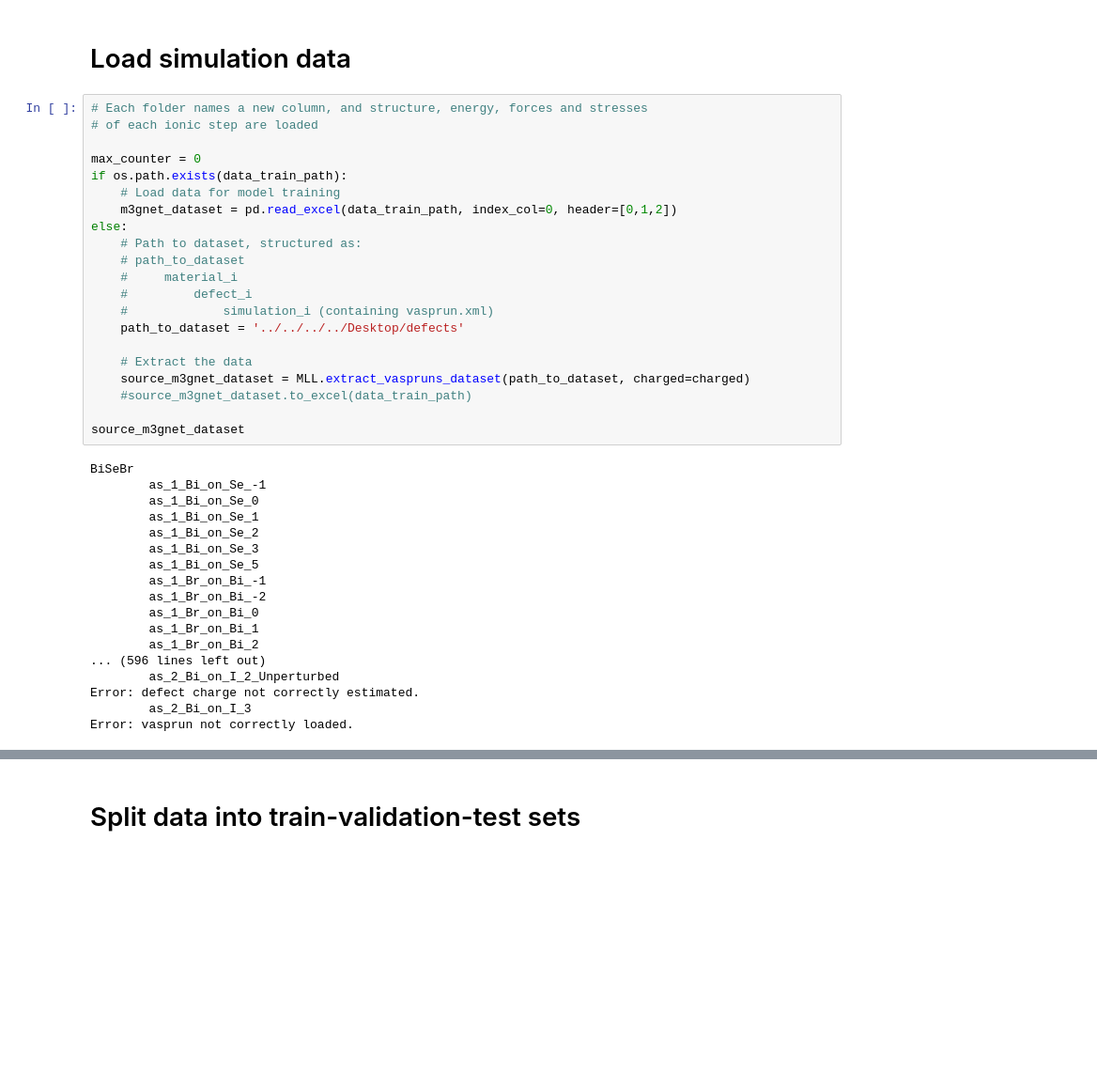
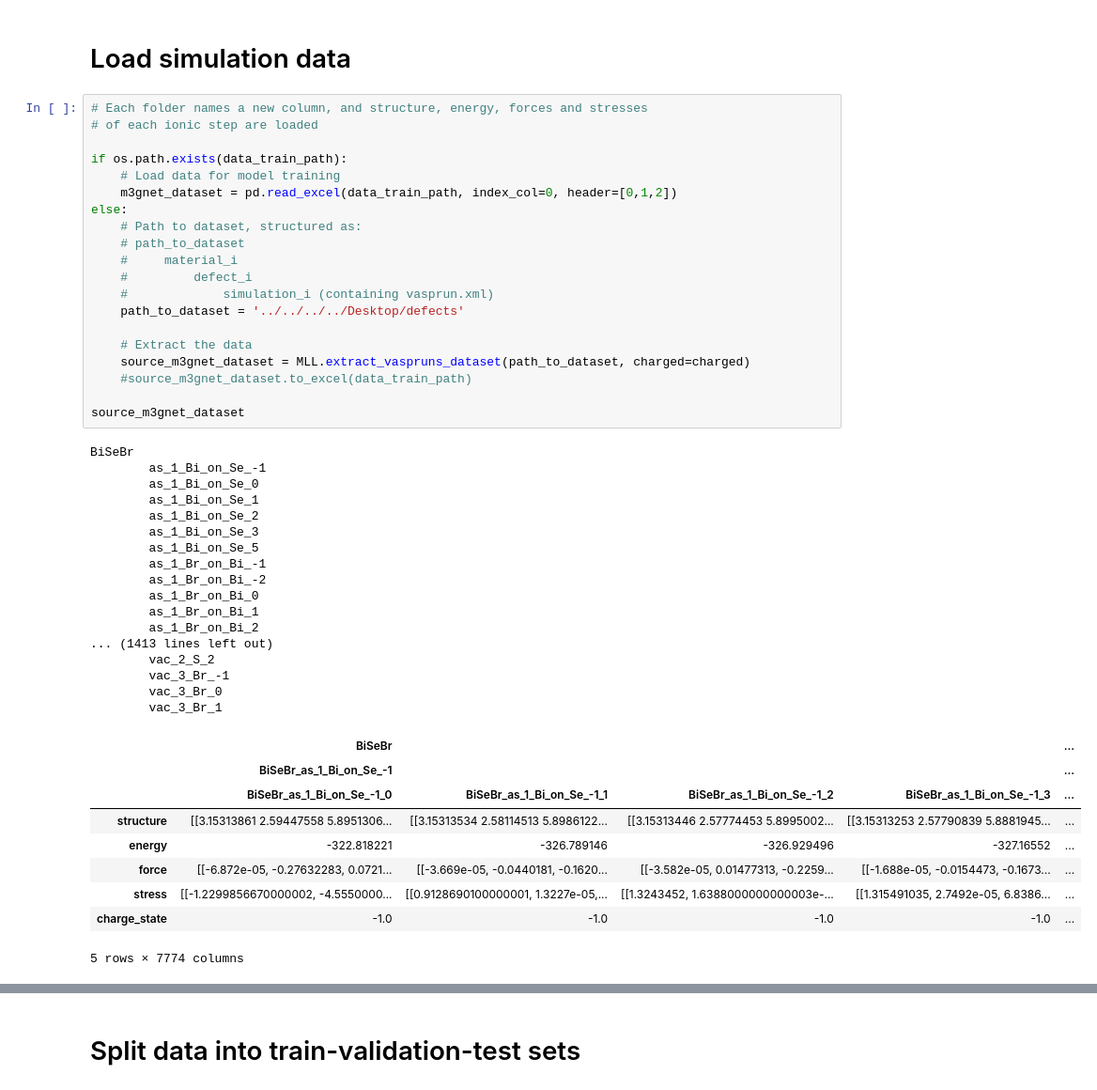
Before and after one commit to CibranLopez/m3gnet, a Jupyter notebook: train_IAP_fine-tuning.ipynb, the cells around one changed output, grey strips where cells are left out. Shown: that part at 94% size. Cells and saved outputs as stored; diff of their text form; blank space fills up the shorter version.

```diff
--- a/train_IAP_fine-tuning.ipynb
+++ b/train_IAP_fine-tuning.ipynb
@@ -51,40 +51,48 @@ current_version = 1
 # Each folder names a new column, and structure, energy, forces and stresses
 # of each ionic step are loaded
 
-max_counter = 0
 if os.path.exists(data_train_path):
     # Load data for model training
     m3gnet_dataset = pd.read_excel(data_train_path, index_col=0, header=[0,1,2])
 else:
     # Path to dataset, structured as:
     # path_to_dataset
     #     material_i
     #         defect_i
     #             simulation_i (containing vasprun.xml)
     path_to_dataset = '../../../../Desktop/defects'
 
     # Extract the data
     source_m3gnet_dataset = MLL.extract_vaspruns_dataset(path_to_dataset, charged=charged)
     #source_m3gnet_dataset.to_excel(data_train_path)
 
 source_m3gnet_dataset
 # %% [output]
 BiSeBr
         as_1_Bi_on_Se_-1
         as_1_Bi_on_Se_0
         as_1_Bi_on_Se_1
         as_1_Bi_on_Se_2
         as_1_Bi_on_Se_3
         as_1_Bi_on_Se_5
         as_1_Br_on_Bi_-1
         as_1_Br_on_Bi_-2
         as_1_Br_on_Bi_0
         as_1_Br_on_Bi_1
         as_1_Br_on_Bi_2
-... (596 lines left out)
-        as_2_Bi_on_I_2_Unperturbed
-Error: defect charge not correctly estimated.
-        as_2_Bi_on_I_3
-Error: vasprun not correctly loaded.
+... (1413 lines left out)
+        vac_2_S_2
+        vac_3_Br_-1
+        vac_3_Br_0
+        vac_3_Br_1
+|  | BiSeBr |  |  |  | ... |
+|  | BiSeBr_as_1_Bi_on_Se_-1 |  |  |  | ... |
+|  | BiSeBr_as_1_Bi_on_Se_-1_0 | BiSeBr_as_1_Bi_on_Se_-1_1 | BiSeBr_as_1_Bi_on_Se_-1_2 | BiSeBr_as_1_Bi_on_Se_-1_3 | ... |
+| structure | [[3.15313861 2.59447558 5.8951306... | [[3.15313534 2.58114513 5.8986122... | [[3.15313446 2.57774453 5.8995002... | [[3.15313253 2.57790839 5.8881945... | ... |
+| energy | -322.818221 | -326.789146 | -326.929496 | -327.16552 | ... |
+| force | [[-6.872e-05, -0.27632283, 0.0721... | [[-3.669e-05, -0.0440181, -0.1620... | [[-3.582e-05, 0.01477313, -0.2259... | [[-1.688e-05, -0.0154473, -0.1673... | ... |
+| stress | [[-1.2299856670000002, -4.5550000... | [[0.9128690100000001, 1.3227e-05,... | [[1.3243452, 1.6388000000000003e-... | [[1.315491035, 2.7492e-05, 6.8386... | ... |
+| charge_state | -1.0 | -1.0 | -1.0 | -1.0 | ... |
+5 rows × 7774 columns
 # %%
 len(source_m3gnet_dataset)
```
Also changed, not shown: parts of 4 cells of this notebook, 3 other files.
